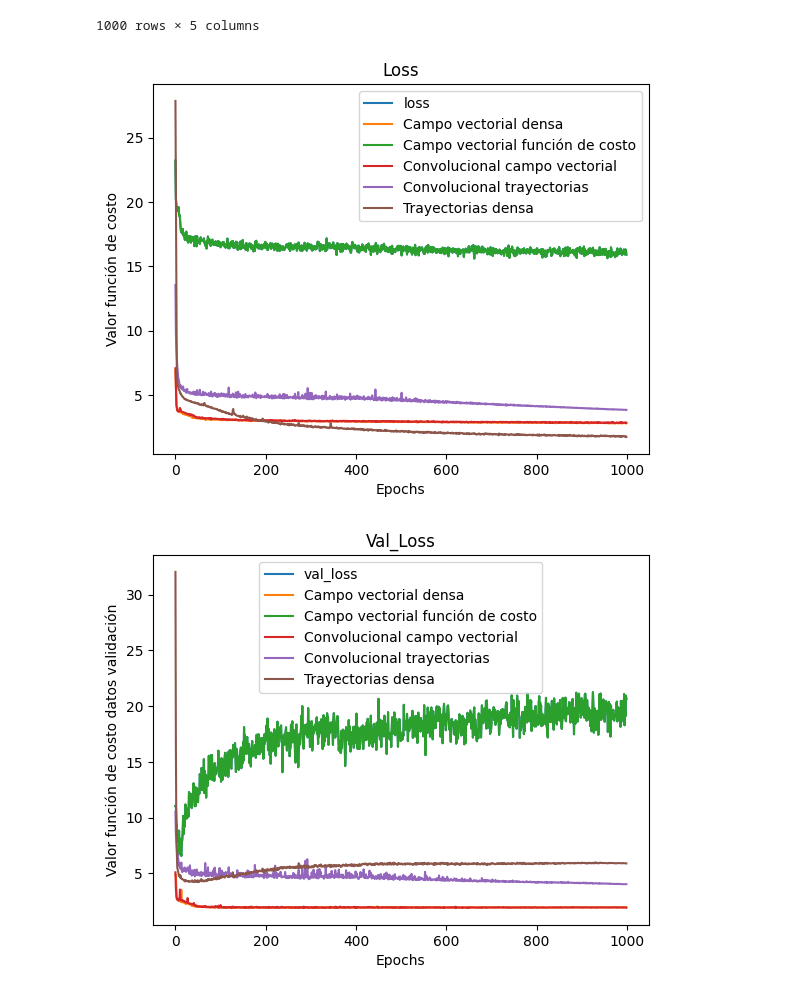
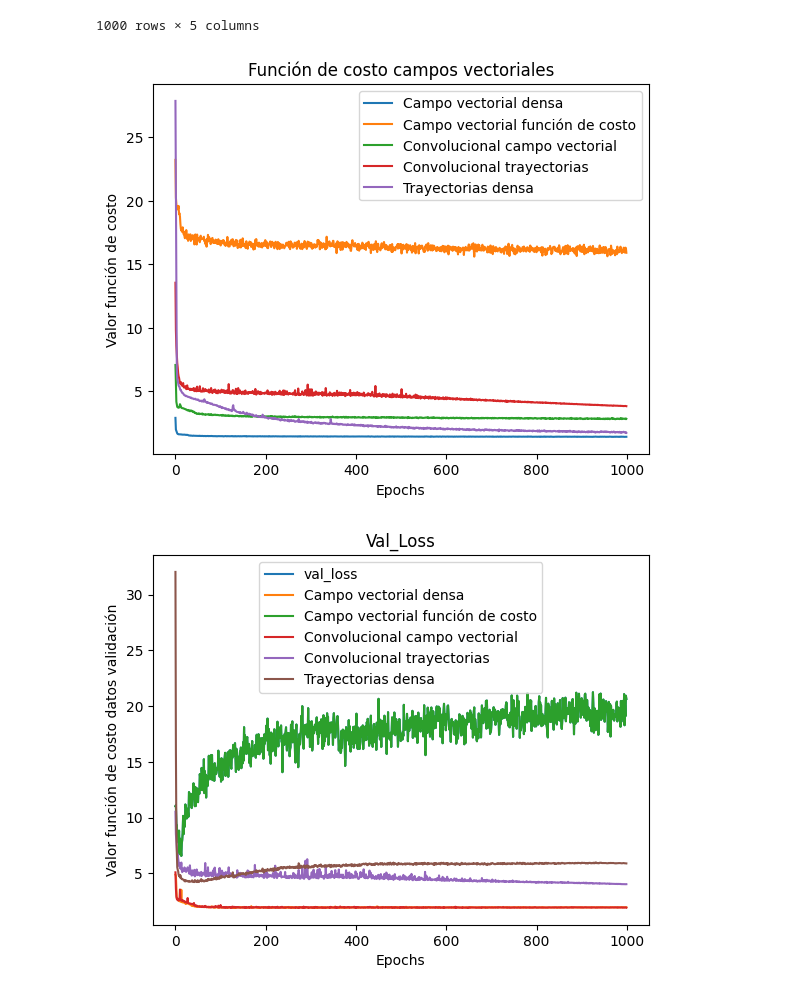
Before and after one commit to RafaSanCed/Tesis-Maestria, a Jupyter notebook: Gráficas finales/History 100,200/Gráficas Accuracy y Loss 100-200.ipynb, the cells around one changed output. Saved outputs shown, nothing was run; the diff lists cells and outputs as text; code cells hidden in the pictures.

```diff
--- a/Gráficas finales/History 100,200/Gráficas Accuracy y Loss 100-200.ipynb
+++ b/Gráficas finales/History 100,200/Gráficas Accuracy y Loss 100-200.ipynb
@@ -23,17 +23,25 @@ dfcosto
 | 999 | 15.905339 | 0.219571 | 20.644369 | 0.212 | 0.000012 |
 1000 rows × 5 columns
 # %%
-ax = dfcosto['loss'].plot(kind='line', title='Loss', xlabel='Epochs', ylabel='Valor función de costo')
+fig, ax = plt.subplots()
+
+# Configura el título, etiquetas de eje usando el método 'set' del objeto 'ax'
+ax.set_title('Función de costo campos vectoriales')
+ax.set_xlabel('Epochs')
+ax.set_ylabel('Valor función de costo')
+
+# Ahora, dibuja las líneas para los otros dataframes.
 dfcampvec['loss'].plot(kind='line', ax=ax, label='Campo vectorial densa')
 dfcosto['loss'].plot(kind='line', ax=ax, label='Campo vectorial función de costo')
 dfconvcampvec['loss'].plot(kind='line', ax=ax, label='Convolucional campo vectorial')
 dfconvtray['loss'].plot(kind='line', ax=ax, label='Convolucional trayectorias')
 dftray['loss'].plot(kind='line', ax=ax, label='Trayectorias densa')
+
 # Agrega leyenda y muestra la gráfica
 ax.legend()
 plt.show()
 # %% [output]
-[figure, old version]
+[figure, new version]
 # %%
 ax = dfcosto['val_loss'].plot(kind='line', title='Val_Loss', xlabel='Epochs', ylabel='Valor función de costo datos validación')
 dfcampvec['val_loss'].plot(kind='line', ax=ax, label='Campo vectorial densa')
```
Also changed, not shown: 21 other files.
